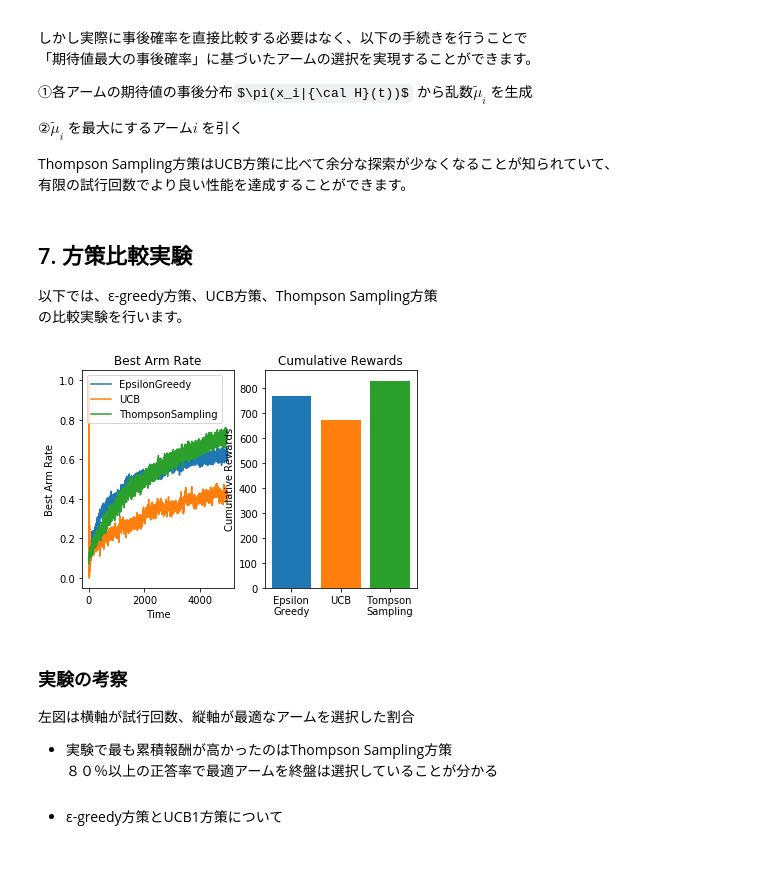
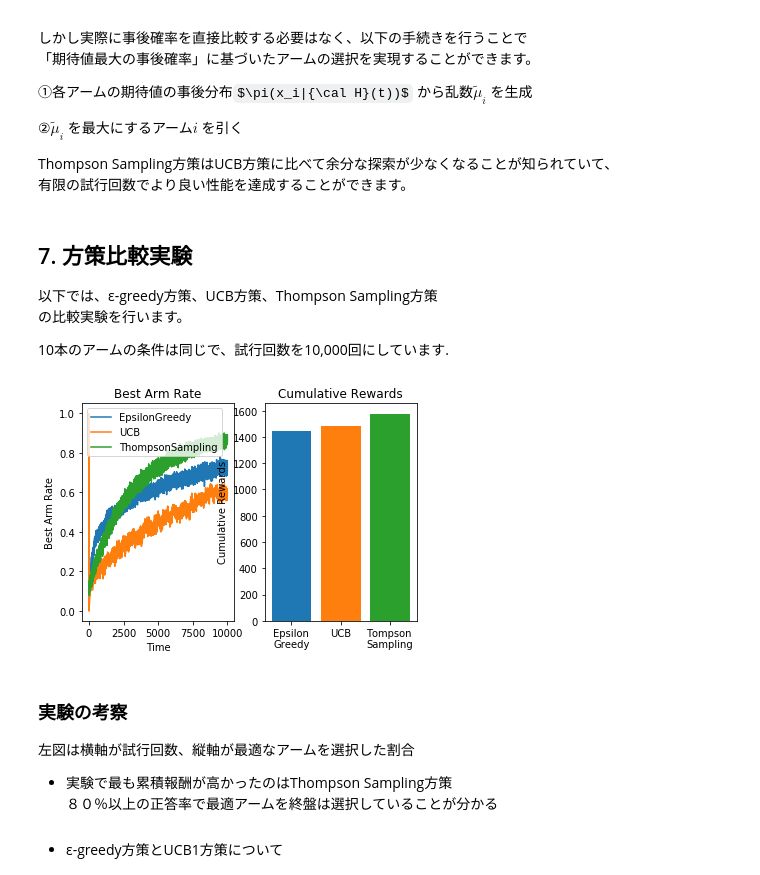
Before and after one commit to mshinoda88/python, a Jupyter notebook: 17_Reinforcement/03_Bandit_Algorithms.ipynb, the cells around one changed output. Drawn from its saved outputs; the diff is of its cells as text; code cells hidden in the pictures; some formulas as TeX source.

```diff
--- a/17_Reinforcement/03_Bandit_Algorithms.ipynb
+++ b/17_Reinforcement/03_Bandit_Algorithms.ipynb
@@ -371,6 +371,8 @@ Thompson Sampling方策はUCB方策に比べて余分な探索が少なくなる
 
 以下では、ε-greedy方策、UCB方策、Thompson Sampling方策<br>
 の比較実験を行います。
+
+10本のアームの条件は同じで、試行回数を10,000回にしています.
 # %%
 # 選択アルゴリズム：UCB
 class UCB():
@@ -443,12 +445,13 @@ class ThompsonSampling():
 # %%
 algo_2 = EpsilonGreedy(epsilon, [], [])  # epsilon-greedy
 algo_3 = UCB([], [])                    # UCB
 algo_4 = ThompsonSampling([], [], [])   # ThompsonSampling
 algo_ary = [algo_2, algo_3, algo_4]
 
+time = 10000  # 試行回数
 diff_algorithms(algo_ary, arms, sim_num, time, colors = sns.color_palette()[:4])
 # %% [output]
-[figure, old version]
+[figure, new version]
 # %% [markdown]
 ### 実験の考察
 
```
